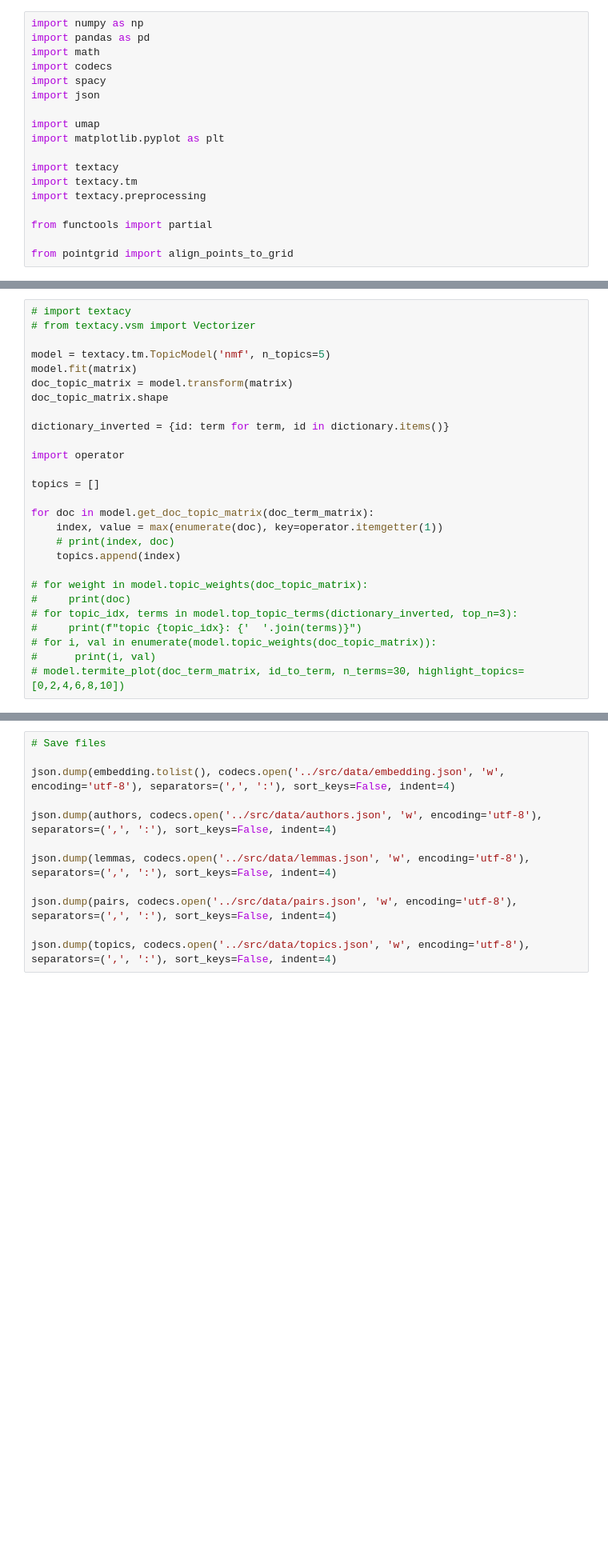
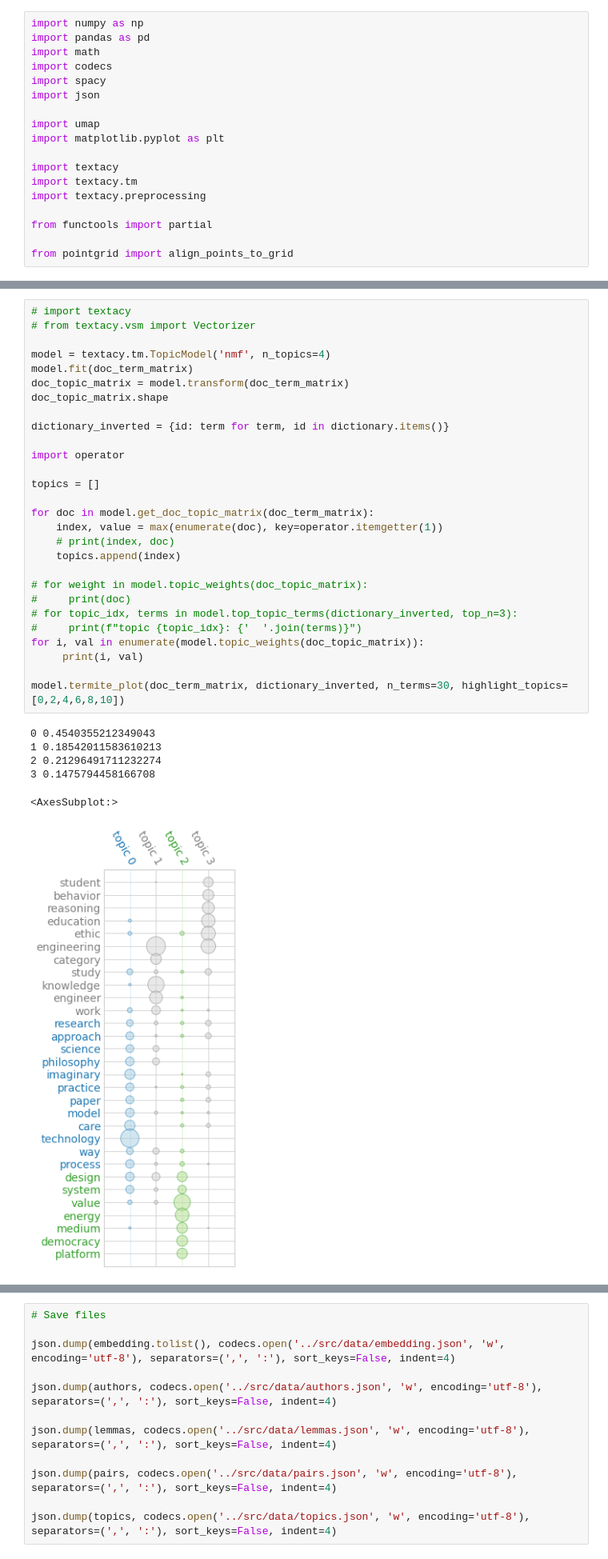
Before and after one commit to rodighiero/SPT2021, a Jupyter notebook: data/analysis.ipynb, the cells around one changed output, grey strips where cells are left out. Shown at 80% size. Saved outputs shown, nothing was run; the diff lists cells and outputs as text; blank space fills up the shorter version.

```diff
--- a/data/analysis.ipynb
+++ b/data/analysis.ipynb
@@ -155,30 +156,38 @@ doc_term_matrix
 # %%
 # import textacy
 # from textacy.vsm import Vectorizer
 
-model = textacy.tm.TopicModel('nmf', n_topics=5)
-model.fit(matrix)
-doc_topic_matrix = model.transform(matrix)
+model = textacy.tm.TopicModel('nmf', n_topics=4)
+model.fit(doc_term_matrix)
+doc_topic_matrix = model.transform(doc_term_matrix)
 doc_topic_matrix.shape
 
 dictionary_inverted = {id: term for term, id in dictionary.items()}
 
 import operator
 
 topics = []
 
 for doc in model.get_doc_topic_matrix(doc_term_matrix):
     index, value = max(enumerate(doc), key=operator.itemgetter(1))
     # print(index, doc)
     topics.append(index)
 
 # for weight in model.topic_weights(doc_topic_matrix):
 #     print(doc)
 # for topic_idx, terms in model.top_topic_terms(dictionary_inverted, top_n=3):
 #     print(f"topic {topic_idx}: {'  '.join(terms)}")
-# for i, val in enumerate(model.topic_weights(doc_topic_matrix)):
-#      print(i, val)
-# model.termite_plot(doc_term_matrix, id_to_term, n_terms=30, highlight_topics=[0,2,4,6,8,10])
+for i, val in enumerate(model.topic_weights(doc_topic_matrix)):
+     print(i, val)
+
+model.termite_plot(doc_term_matrix, dictionary_inverted, n_terms=30, highlight_topics=[0,2,4,6,8,10])
+# %% [output]
+0 0.4540355212349043
+1 0.18542011583610213
+2 0.21296491711232274
+3 0.1475794458166708
+<AxesSubplot:>
+[figure, added]
 # %%
 # UMAP
 
```
Also changed, not shown: parts of 5 cells of this notebook, 5 other files.
